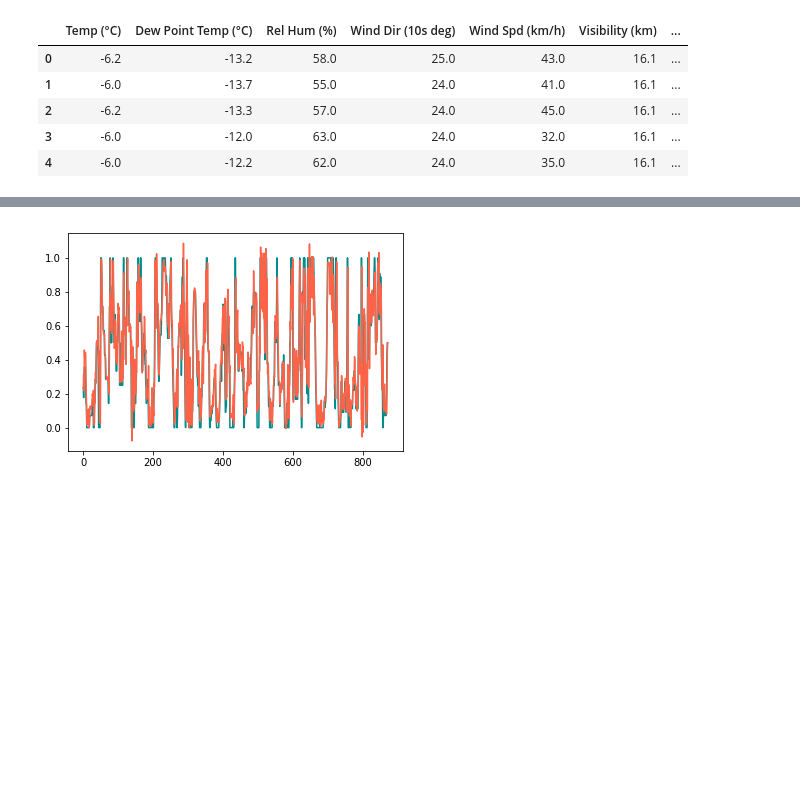
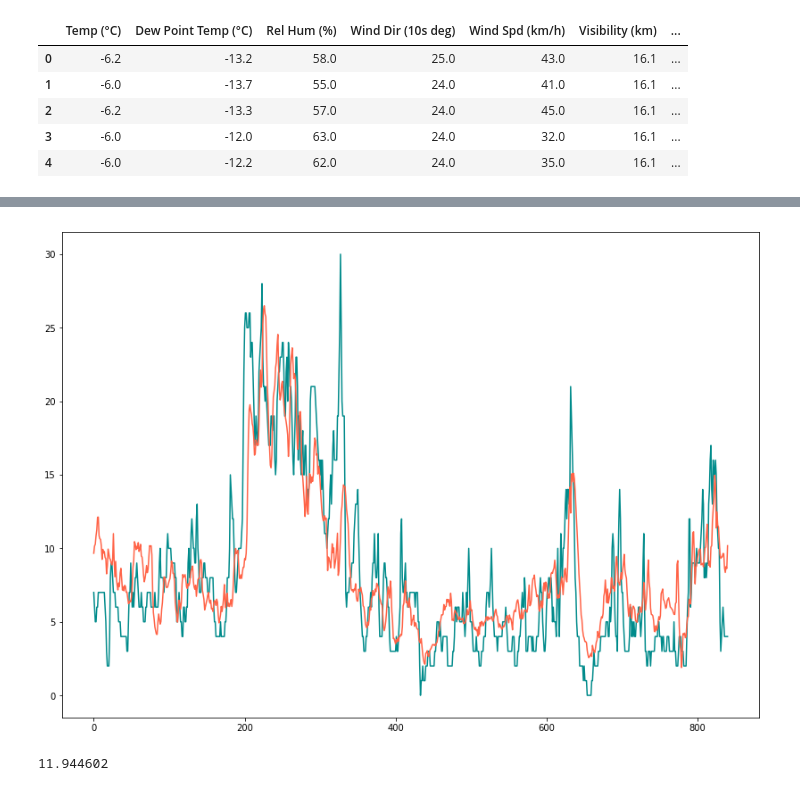
Before and after one commit to sherry-zkuai/air-quality-ai, a Jupyter notebook: toronto_model.ipynb, the cells around one changed output, grey strips where cells are left out. Drawn from its saved outputs; the diff is of its cells as text; code cells hidden in the pictures; blank space fills up the shorter version.

Commit message:
Update toronto with test_set and output of size 5

```diff
--- a/toronto_model.ipynb
+++ b/toronto_model.ipynb
@@ -94,7 +115,7 @@ class LSTM(nn.Module):
 
     def forward(self,inputs,hidden):
         outputs,hidden=self.lstm(inputs,hidden)
-        predictions=self.linear(outputs[-1])
+        predictions=self.linear(outputs[-5:])
         return predictions,outputs,hidden
 
     def init_hidden(self,batch_size):
@@ -111,6 +132,7 @@ def get_batch(x,y,i,batch_size):
 
     # Reshape Tensors into (seq_len, batch_size, input_size) format for the LSTM.
     batch_x = batch_x.transpose(0, 1)
+    batch_y = batch_y.transpose(0,1)
 
     return batch_x, batch_y
 # %%
@@ -282,16 +304,21 @@ Optimization ended.
 # %%
-def predict_one_hour(model,x_valid_set,input_size,num_steps):
+def predict_one_hour(model,x_valid_set,input_size,num_steps,scaler):
     predictions=torch.zeros(num_steps)
     for i, x in enumerate(x_valid_set):
         hidden=model.init_hidden(1)
         y_pred,_,_=model(x.contiguous().view(-1, 1, input_size),hidden)
-        predictions[i]=y_pred[:,-1]
+#         print(y_pred.shape)
+        predictions[i]=torch.FloatTensor(scaler.inverse_transform(y_pred[0].data)[:,-1])
     return predictions
 # %%
-one_step_predictions = predict_one_hour(lstm, x_valid_set, input_size, y_valid_set.size(0))
+one_step_predictions = predict_one_hour(lstm, x_test_set, input_size, y_test_set.size(0),scaler)
 # %%
-plt.plot(y_valid_set[:,-1].data.numpy(),color='darkcyan')
+fig = plt.figure(figsize=(14, 10))
+plt.plot(y_test_set[:,0,-1].data.numpy(),color='darkcyan')
 plt.plot(one_step_predictions.data.numpy(),color='tomato')
 plt.show()
+loss_fn=nn.MSELoss()
+print(loss_fn(one_step_predictions,y_test_set[:,0,-1]).data.numpy())
 # %% [output]
-[figure, old version]
+[figure, new version]
+11.944602
```
Also changed, not shown: parts of 12 cells of this notebook.
